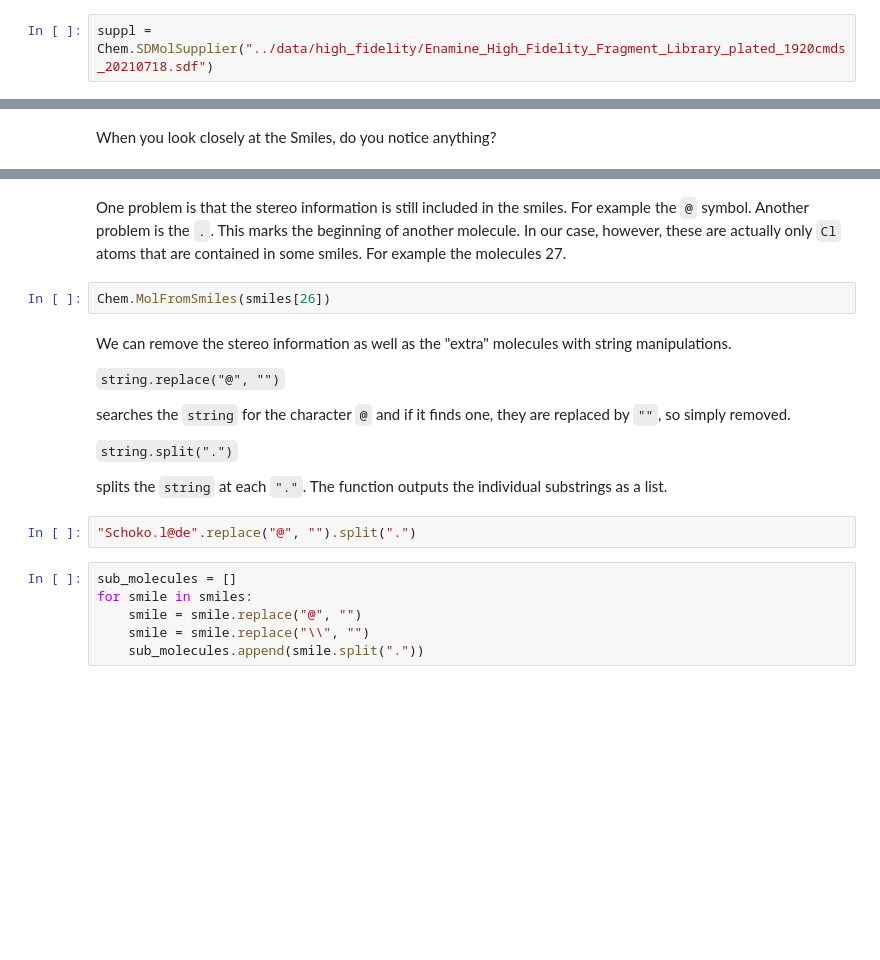
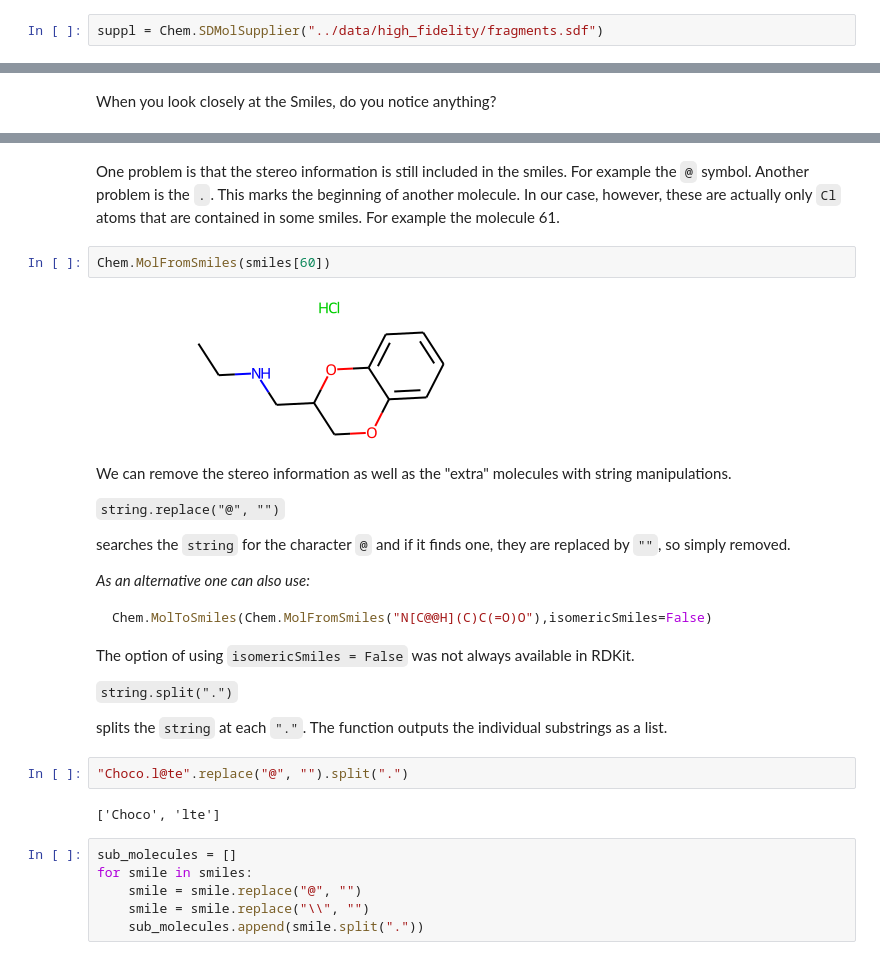
Before and after one commit to kochgroup/intro_pharma_ai, a Jupyter notebook: Notebooks_EN/12 - Autoencoders.ipynb, the cells around one changed output, grey strips where cells are left out. Drawn from its saved outputs; the diff is of its cells as text; blank space fills up the shorter version.

Commit message:
Added new Fragment dataset to W12
Additionally we moved the laoing of the dataset to a seperate notebook found in the utils folder

````diff
--- a/Notebooks_EN/12 - Autoencoders.ipynb
+++ b/Notebooks_EN/12 - Autoencoders.ipynb
@@ -139,7 +151,7 @@ You can also see additional information like TPSA or LogP can be saved in the sa
 
 To read such a `.sdf` file into Python we need a so called `MolSupplier` from `rdkit`. A supplier establishes the connection between our files and Python. With a `for-loop` the smiles can be generated from the SDF file.
 # %%
-suppl = Chem.SDMolSupplier("../data/high_fidelity/Enamine_High_Fidelity_Fragment_Library_plated_1920cmds_20210718.sdf")
+suppl = Chem.SDMolSupplier("../data/high_fidelity/fragments.sdf")
 # %%
 smiles = []
 for mol in suppl:
@@ -162,8 +207,10 @@ smiles
 # %% [markdown]
 One problem is that the stereo information is still included in the smiles. For example the `@` symbol. Another problem is the `.`. This marks the beginning of another molecule. In our case, however, these are actually only `Cl` atoms that are contained in some smiles.
-For example the molecules 27.
+For example the molecule 61.
 # %%
-Chem.MolFromSmiles(smiles[26])
+Chem.MolFromSmiles(smiles[60])
+# %% [output]
+[figure, added]
 # %% [markdown]
 We can remove the stereo information as well as the "extra" molecules with string manipulations.
 
@@ -171,11 +218,20 @@ We can remove the stereo information as well as the "extra" molecules with strin
 
 searches the `string` for the character `@` and if it finds one, they are replaced by `""`, so simply removed.
 
+*As an alternative one can also use:*
+
+```python
+Chem.MolToSmiles(Chem.MolFromSmiles("N[C@@H](C)C(=O)O"),isomericSmiles=False)
+```
+The option of using `isomericSmiles = False` was not always available in RDKit.
+
 `string.split(".")`
 
 splits the `string` at each `"."`. The function outputs the individual substrings as a list.
 # %%
-"Schoko.l@de".replace("@", "").split(".")
+"Choco.l@te".replace("@", "").split(".")
+# %% [output]
+['Choco', 'lte']
 # %%
 sub_molecules = []
 for smile in smiles:
````
Also changed, not shown: parts of 31 cells of this notebook, 3 other files.
